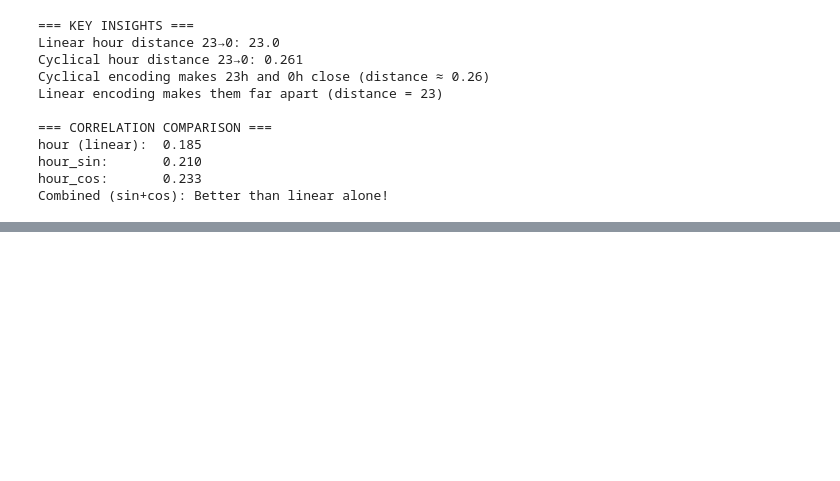
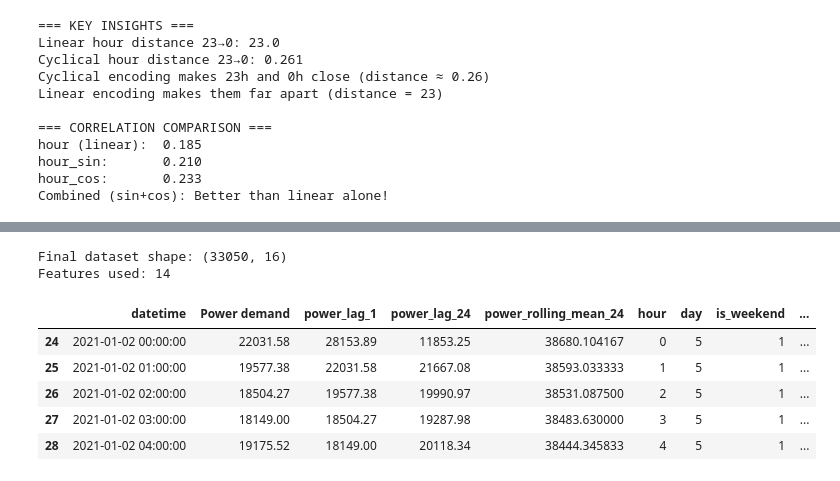
Before and after one commit to halsangihs/miniProject, a Jupyter notebook: main.ipynb, the cells around one changed output, grey strips where cells are left out. Saved outputs shown, nothing was run; the diff lists cells and outputs as text; code cells hidden in the pictures; blank space fills up the shorter version.

Commit message:
feature engineering done

```diff
--- a/main.ipynb
+++ b/main.ipynb
@@ -983,0 +791,75 @@ Cyclical Only:
+# %%
+# ===== CLEAN FEATURE ENGINEERING & DATA PREPARATION =====
+
+import numpy as np
+import pandas as pd
+import matplotlib.pyplot as plt
+from sklearn.model_selection import train_test_split
+from sklearn.preprocessing import StandardScaler
+from sklearn.ensemble import RandomForestRegressor
+from sklearn.linear_model import LinearRegression
+from sklearn.metrics import mean_squared_error, mean_absolute_error, r2_score
+
+# Load and prepare data
+df = pd.read_csv('./data/dehli_energy.csv')
+df['datetime'] = pd.to_datetime(df['datetime'])
+
+# Aggregate to hourly data
+df = df.groupby(df["datetime"].dt.floor("H")).agg({
+    "Power demand": "sum",
+    "temp": "mean"
+}).reset_index()
+
+# Extract basic time features
+df["datetime"] = pd.to_datetime(df["datetime"])
+df["hour"] = df["datetime"].dt.hour
+df["day"] = df["datetime"].dt.dayofweek
+df["month"] = df["datetime"].dt.month
+
+# Create essential features
+df["is_weekend"] = (df["day"] >= 5).astype(int)
+
+# Add cyclical time features
+df['hour_sin'] = np.sin(2 * np.pi * df['hour'] / 24)
+df['hour_cos'] = np.cos(2 * np.pi * df['hour'] / 24)
+df['day_sin'] = np.sin(2 * np.pi * df['day'] / 7)
+df['day_cos'] = np.cos(2 * np.pi * df['day'] / 7)
+df['month_sin'] = np.sin(2 * np.pi * df['month'] / 12)
+df['month_cos'] = np.cos(2 * np.pi * df['month'] / 12)
+
+# Sort by datetime for lag features
+df = df.sort_values('datetime').reset_index(drop=True)
+
+# Add lag features
+df['power_lag_1'] = df['Power demand'].shift(1)
+df['power_lag_24'] = df['Power demand'].shift(24)
+
+# Add rolling features
+df['power_rolling_mean_24'] = df['Power demand'].rolling(window=24, min_periods=1).mean()
+
+# Temperature interaction
+df['temp_hour_interaction'] = df['temp'] * df['hour']
+
+# Select final features
+FINAL_FEATURES = [
+    'power_lag_1', 'power_lag_24', 'power_rolling_mean_24',
+    'hour', 'day', 'is_weekend', 'temp', 'temp_hour_interaction',
+    'hour_sin', 'hour_cos', 'day_sin', 'day_cos', 'month_sin', 'month_cos'
+]
+
+# Create final dataset
+df_final = df[['datetime', 'Power demand'] + FINAL_FEATURES].dropna()
+
+print(f"Final dataset shape: {df_final.shape}")
+print(f"Features used: {len(FINAL_FEATURES)}")
+
+df_final.head()
+# %% [output]
+Final dataset shape: (33050, 16)
+Features used: 14
+|  | datetime | Power demand | power_lag_1 | power_lag_24 | power_rolling_mean_24 | hour | day | is_weekend | ... |
+| 24 | 2021-01-02 00:00:00 | 22031.58 | 28153.89 | 11853.25 | 38680.104167 | 0 | 5 | 1 | ... |
+| 25 | 2021-01-02 01:00:00 | 19577.38 | 22031.58 | 21667.08 | 38593.033333 | 1 | 5 | 1 | ... |
+| 26 | 2021-01-02 02:00:00 | 18504.27 | 19577.38 | 19990.97 | 38531.087500 | 2 | 5 | 1 | ... |
+| 27 | 2021-01-02 03:00:00 | 18149.00 | 18504.27 | 19287.98 | 38483.630000 | 3 | 5 | 1 | ... |
+| 28 | 2021-01-02 04:00:00 | 19175.52 | 18149.00 | 20118.34 | 38444.345833 | 4 | 5 | 1 | ... |
```
Also changed, not shown: parts of 4 cells of this notebook.
